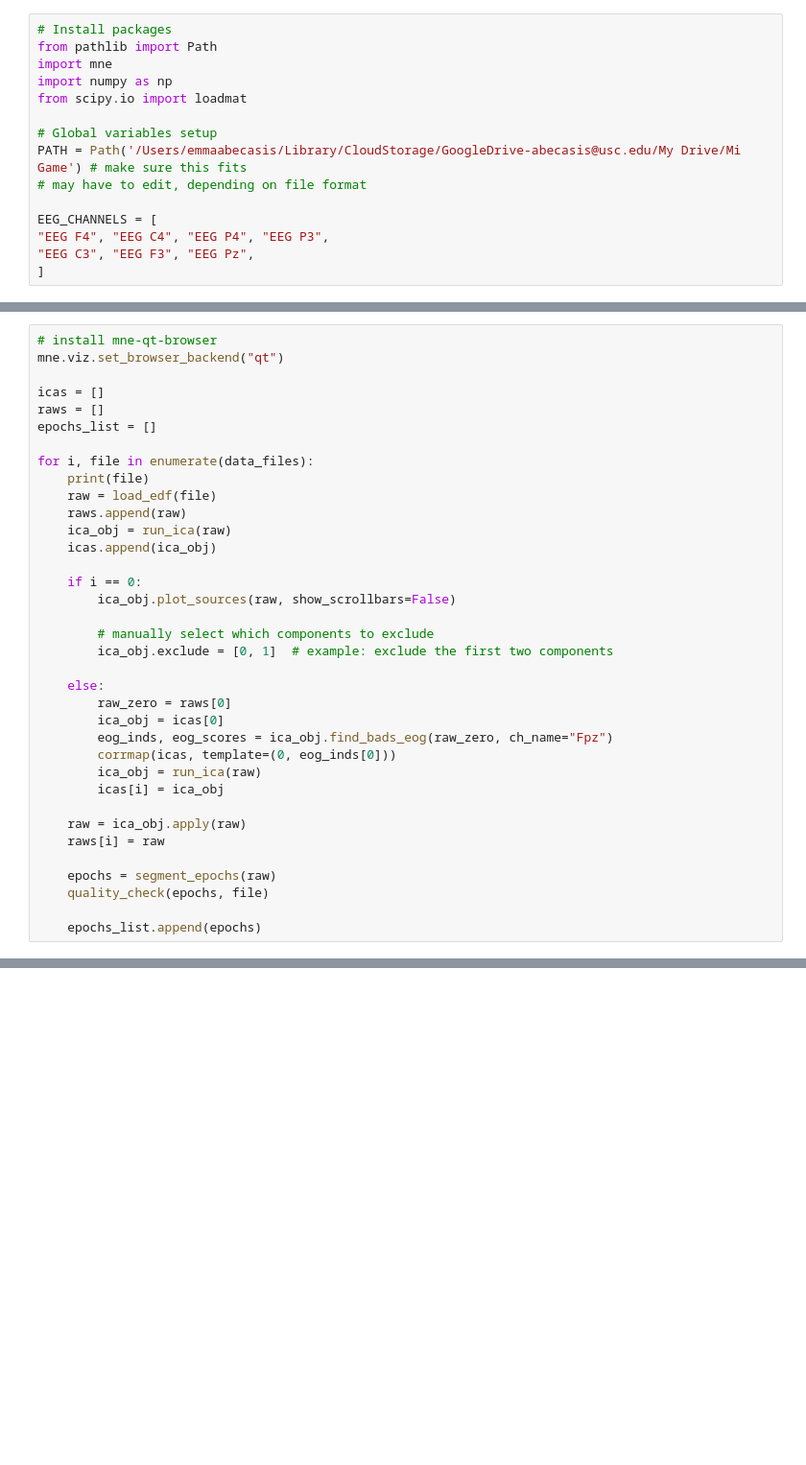
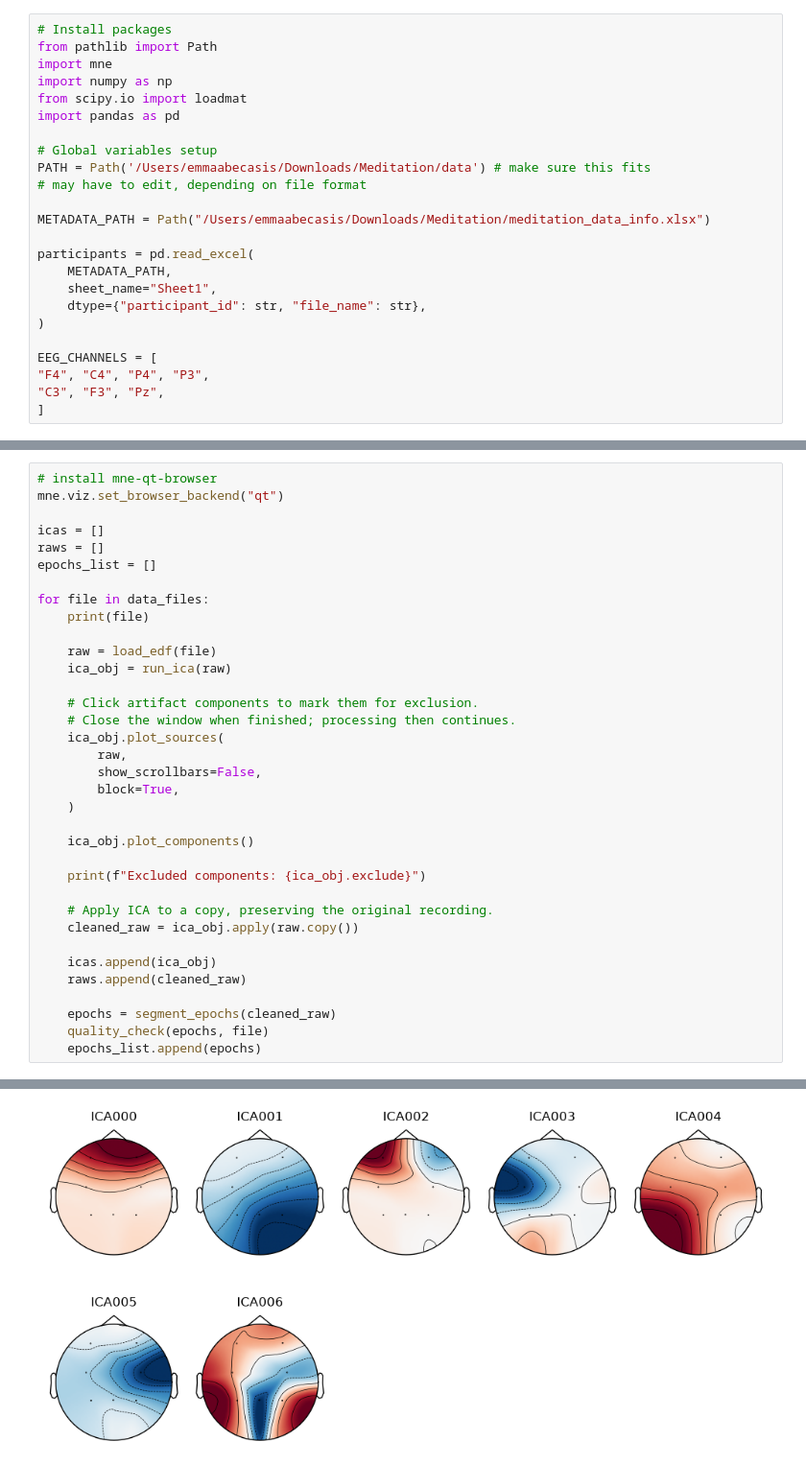
Before and after one commit to emmaabecasis/Meditation-Project, a Jupyter notebook: Meditation_processing.ipynb, the cells around one changed output, grey strips where cells are left out. Shown at 96% size. Drawn from its saved outputs; the diff is of its cells as text; blank space fills up the shorter version.

Commit message:
tested/debugged for test data collection

```diff
--- a/Meditation_processing.ipynb
+++ b/Meditation_processing.ipynb
@@ -4,14 +35,23 @@ from pathlib import Path
 import mne
 import numpy as np
 from scipy.io import loadmat
+import pandas as pd
 
 # Global variables setup
-PATH = Path('/Users/emmaabecasis/Library/CloudStorage/GoogleDrive-abecasis@usc.edu/My Drive/Mi Game') # make sure this fits
+PATH = Path('/Users/emmaabecasis/Downloads/Meditation/data') # make sure this fits
 # may have to edit, depending on file format
 
+METADATA_PATH = Path("/Users/emmaabecasis/Downloads/Meditation/meditation_data_info.xlsx")
+
+participants = pd.read_excel(
+    METADATA_PATH,
+    sheet_name="Sheet1",
+    dtype={"participant_id": str, "file_name": str},
+)
+
 EEG_CHANNELS = [
-"EEG F4", "EEG C4", "EEG P4", "EEG P3",
-"EEG C3", "EEG F3", "EEG Pz",
+"F4", "C4", "P4", "P3",
+"C3", "F3", "Pz",
 ]
 # %%
 # Import files
@@ -229,32 +298,31 @@ icas = []
 raws = []
 epochs_list = []
 
-for i, file in enumerate(data_files):
+for file in data_files:
     print(file)
+
     raw = load_edf(file)
-    raws.append(raw)
     ica_obj = run_ica(raw)
+
+    # Click artifact components to mark them for exclusion.
+    # Close the window when finished; processing then continues.
+    ica_obj.plot_sources(
+        raw,
+        show_scrollbars=False,
+        block=True,
+    )
+
+    ica_obj.plot_components()
+
+    print(f"Excluded components: {ica_obj.exclude}")
+
+    # Apply ICA to a copy, preserving the original recording.
+    cleaned_raw = ica_obj.apply(raw.copy())
+
     icas.append(ica_obj)
+    raws.append(cleaned_raw)
 
-    if i == 0:
-        ica_obj.plot_sources(raw, show_scrollbars=False)
-
-        # manually select which components to exclude
-        ica_obj.exclude = [0, 1]  # example: exclude the first two components
-
-    else:
-        raw_zero = raws[0]
-        ica_obj = icas[0]
-        eog_inds, eog_scores = ica_obj.find_bads_eog(raw_zero, ch_name="Fpz")
-        corrmap(icas, template=(0, eog_inds[0]))
-        ica_obj = run_ica(raw)
-        icas[i] = ica_obj
-
-    raw = ica_obj.apply(raw)
-    raws[i] = raw
-
-    epochs = segment_epochs(raw)
+    epochs = segment_epochs(cleaned_raw)
     quality_check(epochs, file)
-
     epochs_list.append(epochs)
 # %% [output]
@@ -270 +345,2 @@ Creating RawArray with float64 data, n_channels=13, n_times=166200
 Ready.
+[figure, new version]
```
Also changed, not shown: parts of 8 cells of this notebook.
